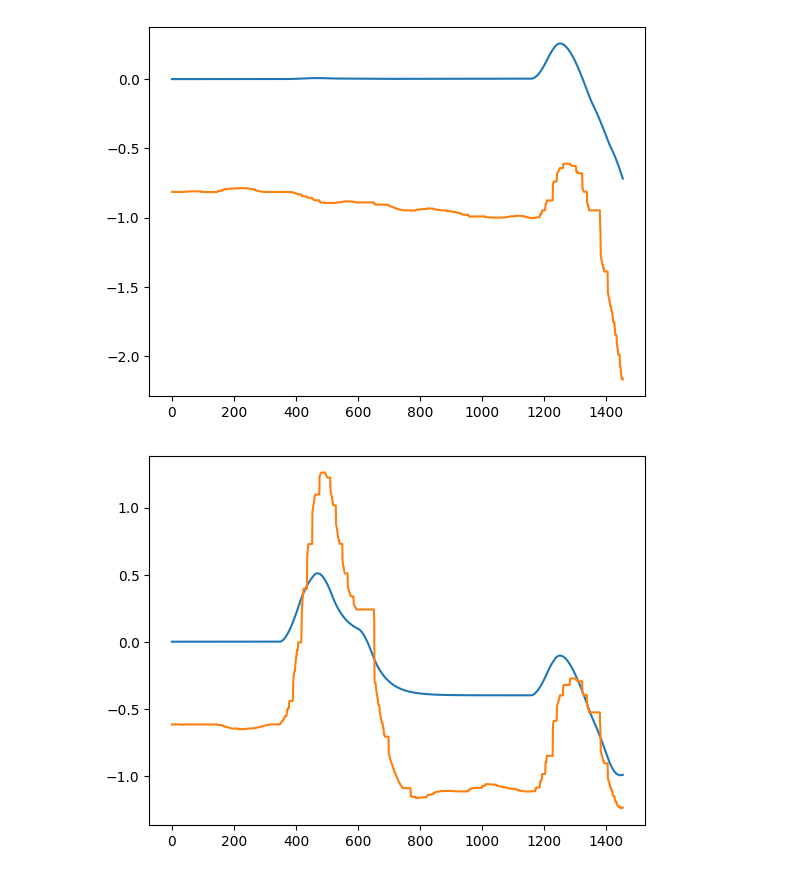
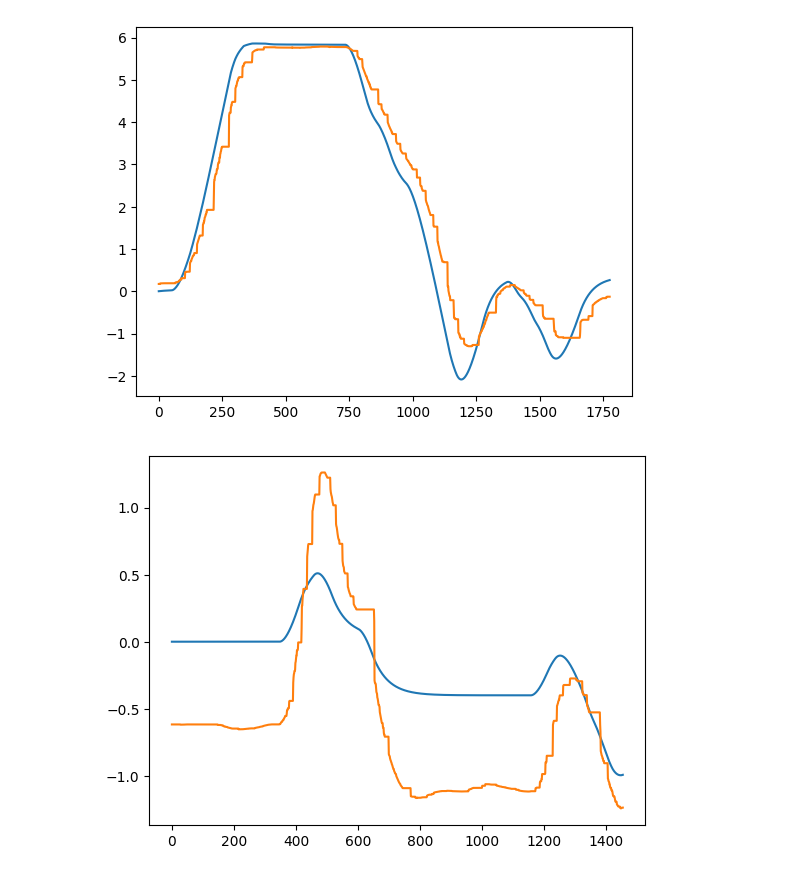
Before and after one commit to svrc-jan/master-thesis, a Jupyter notebook: tools/plot_traject.ipynb, the cells around one changed output. Saved outputs shown, nothing was run; the diff lists cells and outputs as text; code cells hidden in the pictures.

```diff
--- a/tools/plot_traject.ipynb
+++ b/tools/plot_traject.ipynb
@@ -7,7 +7,7 @@ import numpy as np
 # %%
 run = '5'
 
-filt_file = f"../logs/real/strip/{run}.log"
+filt_file = f"../logs/real/filt/{run}.log"
 
 df = pd.read_csv(filt_file, header=None, names=['tag', 'ts', 'v1', 'v2', 'v3', 'v4'])
 
@@ -42,10 +42,10 @@ x, y, z, a = [v[shift:] for v in [x, y, z, a]]
 roll, pitch, yaw, throttle = [v[:-shift] for v in [roll, pitch, yaw, throttle]]
 # %%
 dx = np.cos(a + p_a)*pitch - np.sin(a + p_a)*-roll
-plt.plot(0.6*np.cumsum(dx*dt))
+plt.plot(1.5*np.cumsum(dx*dt))
 plt.plot(x+0.9)
 plt.show()
 # %% [output]
-[figure, old version]
+[figure, new version]
 # %%
 dy = np.sin(a + p_a)*pitch + np.cos(a + p_a)*-roll
```
Also changed, not shown: parts of 1 cell of this notebook.
